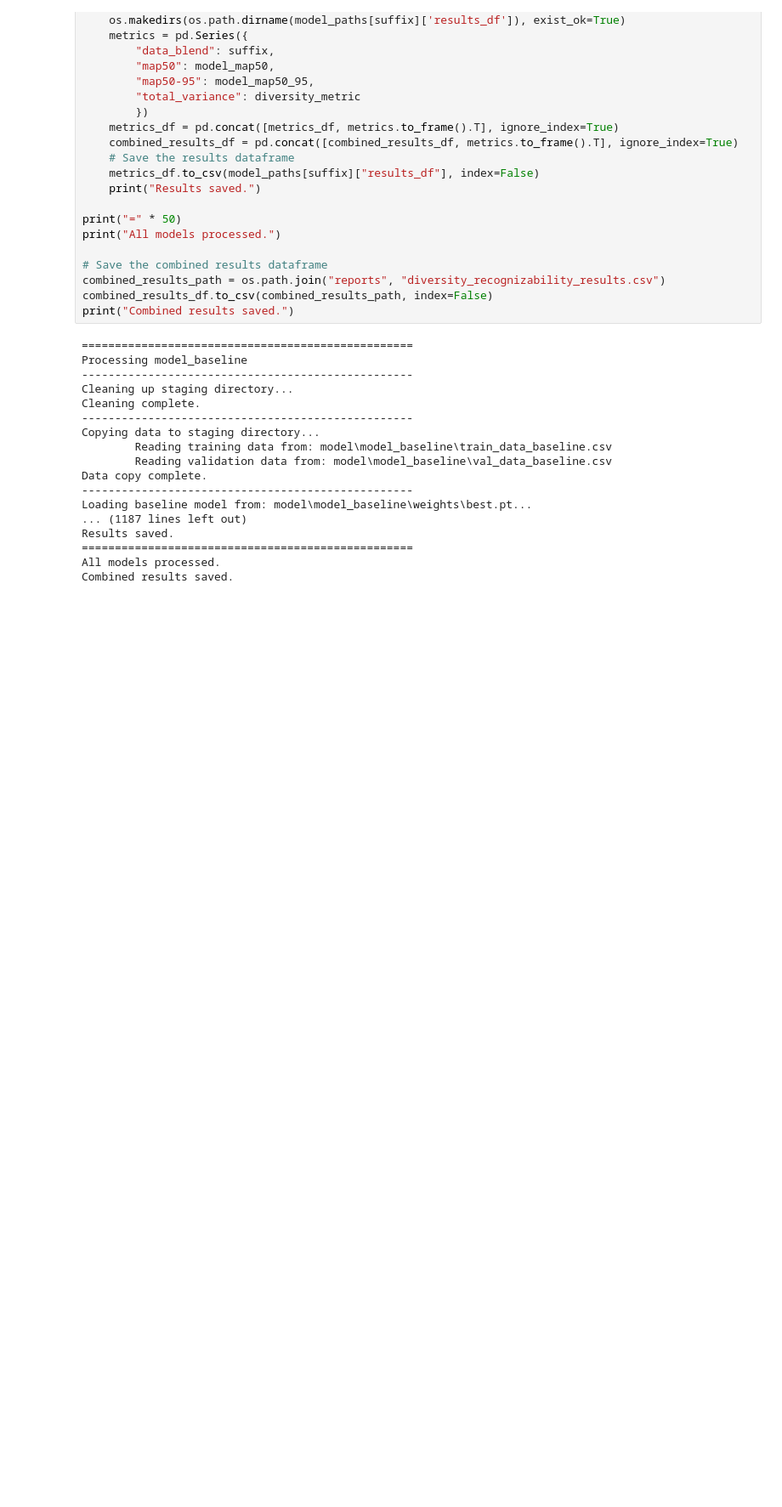
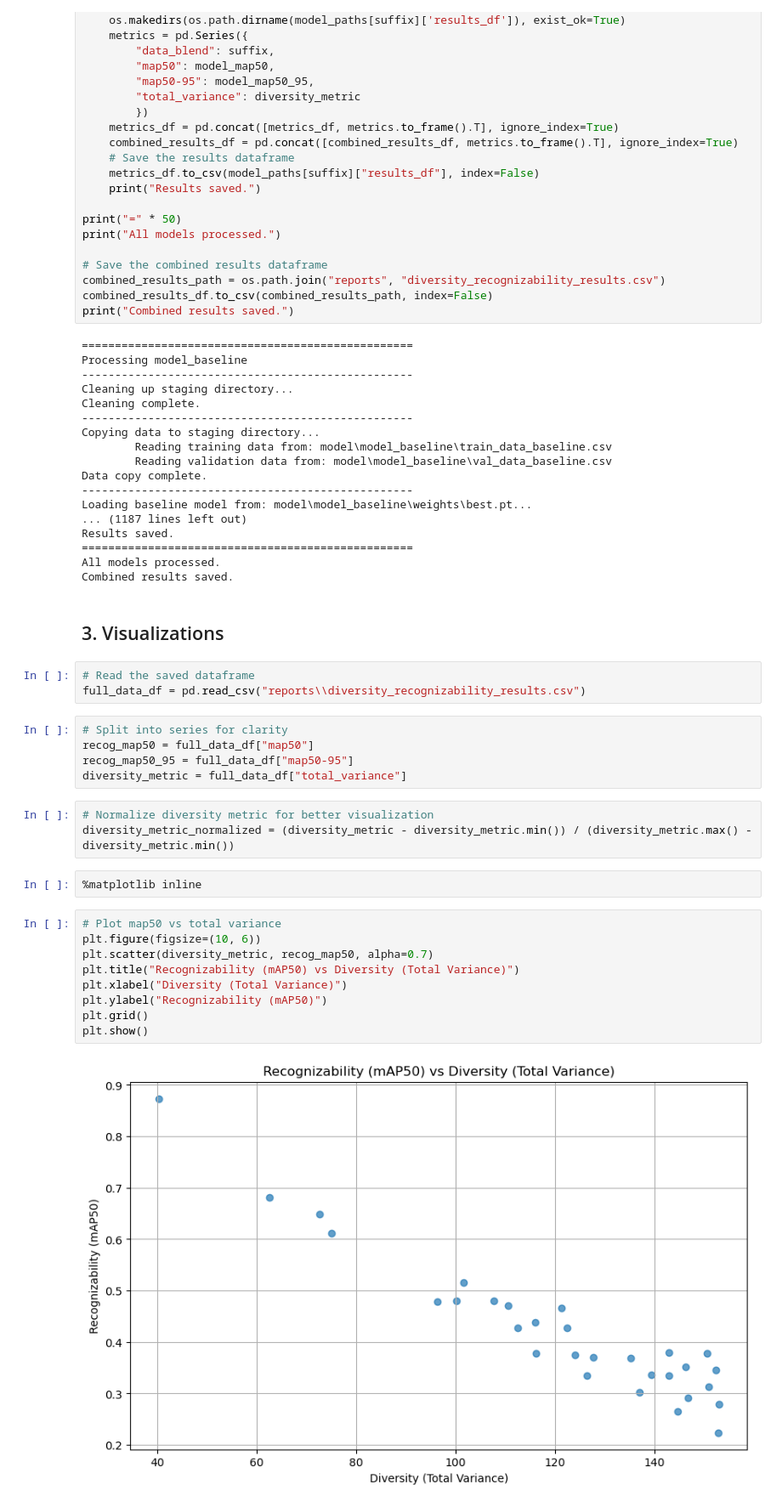
Before and after one commit to amswanson333/synthetic-data-for-object-detection, a Jupyter notebook: 7_recognizability_and_diversity.ipynb, the cells around one changed output. Shown at 85% size. Drawn from its saved outputs; the diff is of its cells as text; blank space fills up the shorter version.

Commit message:
added some basic visualizations

```diff
--- a/7_recognizability_and_diversity.ipynb
+++ b/7_recognizability_and_diversity.ipynb
@@ -273,3 +274,29 @@ Results saved.
 ==================================================
 All models processed.
 Combined results saved.
+# %% [markdown]
+## 3. Visualizations
+# %%
+# Read the saved dataframe
+full_data_df = pd.read_csv("reports\\diversity_recognizability_results.csv")
+# %%
+# Split into series for clarity
+recog_map50 = full_data_df["map50"]
+recog_map50_95 = full_data_df["map50-95"]
+diversity_metric = full_data_df["total_variance"]
+# %%
+# Normalize diversity metric for better visualization
+diversity_metric_normalized = (diversity_metric - diversity_metric.min()) / (diversity_metric.max() - diversity_metric.min())
+# %%
+%matplotlib inline
+# %%
+# Plot map50 vs total variance
+plt.figure(figsize=(10, 6))
+plt.scatter(diversity_metric, recog_map50, alpha=0.7)
+plt.title("Recognizability (mAP50) vs Diversity (Total Variance)")
+plt.xlabel("Diversity (Total Variance)")
+plt.ylabel("Recognizability (mAP50)")
+plt.grid()
+plt.show()
+# %% [output]
+[figure, added]
```
Also changed, not shown: parts of 4 cells of this notebook.
